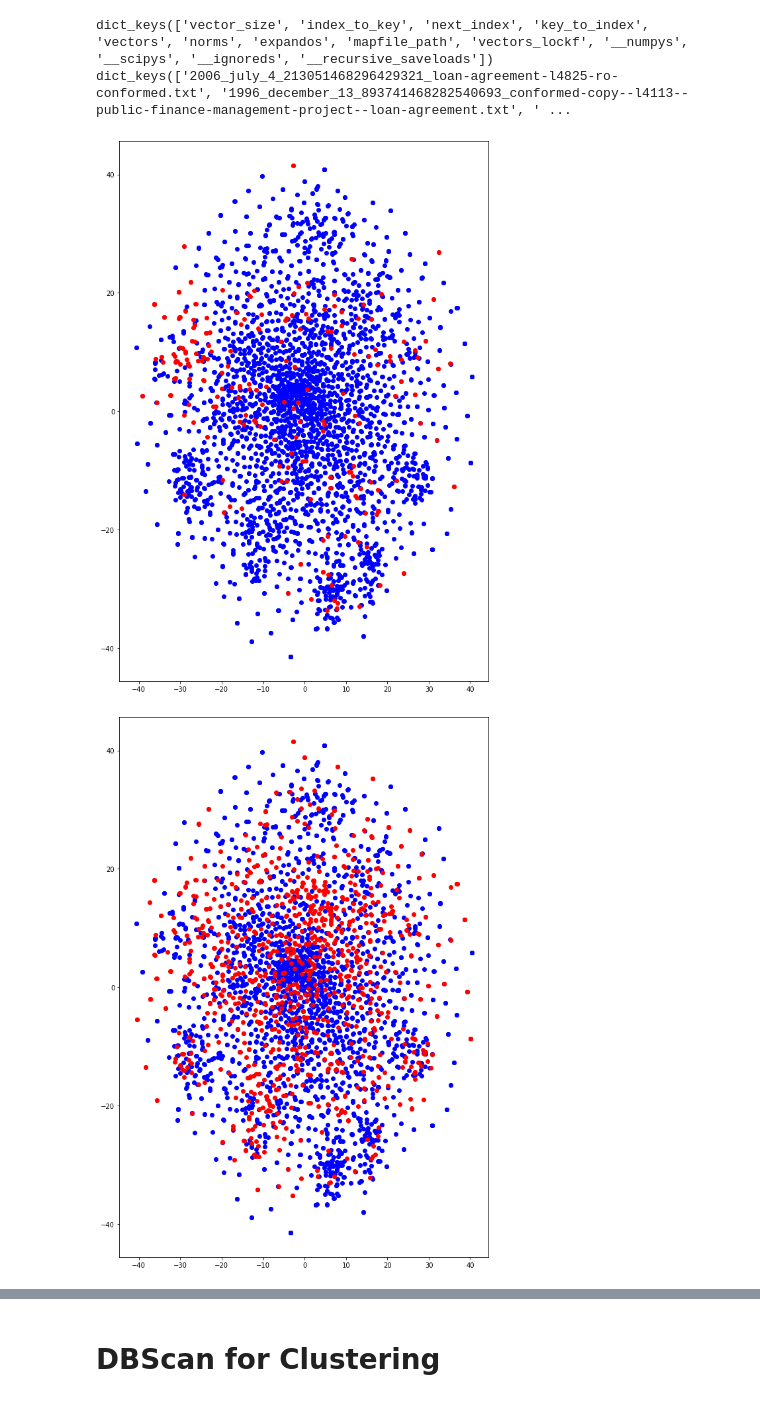
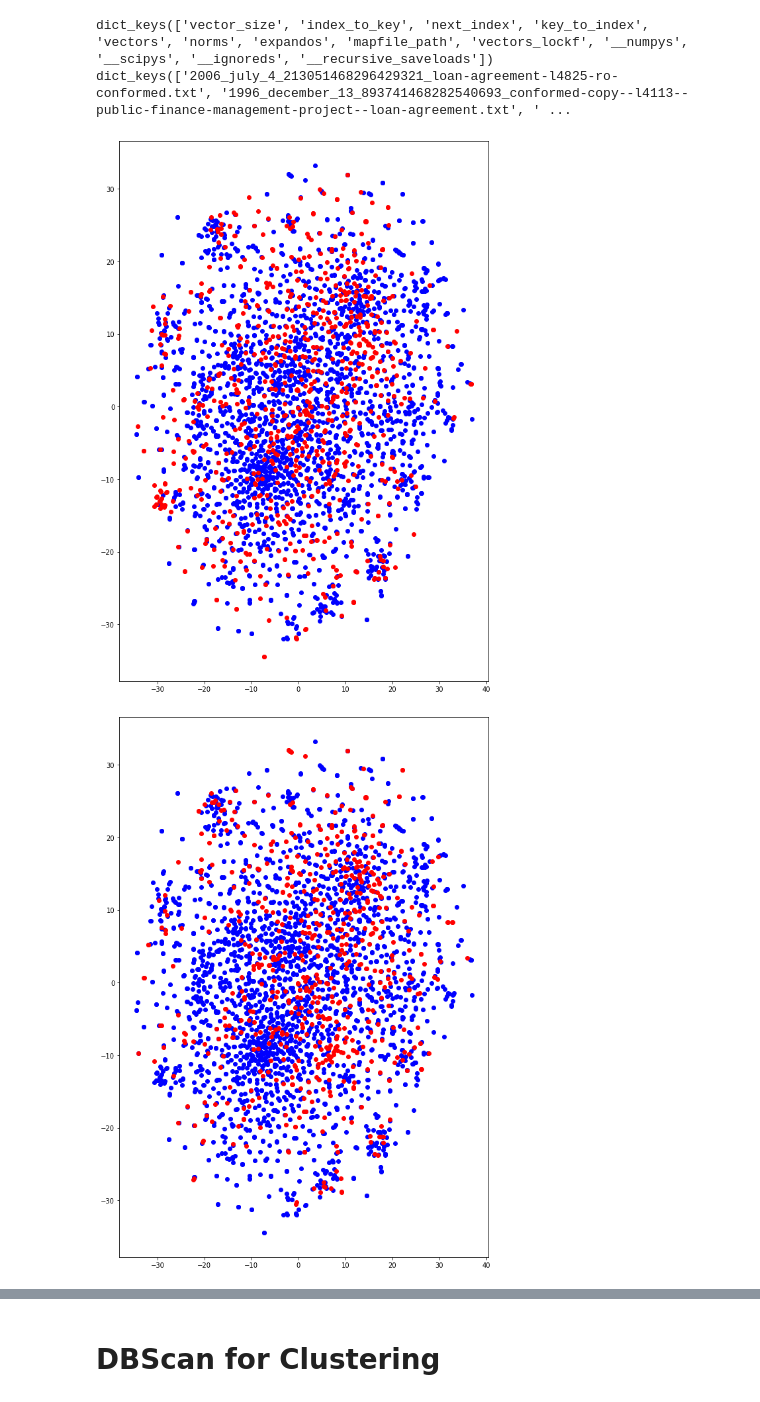
Before and after one commit to DoctorBomb/Qarik-Team-Bear, a Jupyter notebook: Cluster_Data/Doc2Vec.ipynb, the cells around one changed output, grey strips where cells are left out. Saved outputs shown, nothing was run; the diff lists cells and outputs as text; code cells hidden in the pictures.

Commit message:
updated Doc2Vec and LDA notebooks; updated d2v.model

```diff
--- a/Cluster_Data/Doc2Vec.ipynb
+++ b/Cluster_Data/Doc2Vec.ipynb
@@ -123,8 +158,8 @@ tagged_data = [TaggedDocument(words=word_tokenize(term_def.lower()), tags=[list_
 # %%
 ## Training
 max_epochs = 500
-vec_size = 100
+vec_size = 200
 alpha = 0.025
 
-model = Doc2Vec(vector_size=vec_size, alpha=alpha, min_alpha=0.00025, min_count=1, dm=1)
-model.build_vocab(tagged_data)
+d2v_model = Doc2Vec(vector_size=vec_size, alpha=alpha, min_alpha=0.00025, min_count=1, dm=1)
+d2v_model.build_vocab(tagged_data)
@@ -134,14 +173,14 @@ for epoch in range(max_epochs):
     if epoch % 100 == 0:
         print('iteration {0}'.format(epoch))
 
-    model.train(tagged_data,
-                total_examples=model.corpus_count,
-                epochs=model.epochs)
+    d2v_model.train(tagged_data,
+                total_examples=d2v_model.corpus_count,
+                epochs=d2v_model.epochs)
     ## Slow down training
-    model.alpha -= 0.0002
-    model.min_alpha = model.alpha
+    d2v_model.alpha -= 0.0002
+    d2v_model.min_alpha = d2v_model.alpha
 ## Clean and re-run
-model.save("d2v.model")
+d2v_model.save("d2v.model")
 # %% [output]
 iteration 0
 iteration 100
@@ -173,10 +275,10 @@ print(len(model.dv.vectors[1]))
 # %% [markdown]
 # t-SNE for some visualizations
 # %%
-print(model.dv.__dict__.keys())
-print(model.dv.key_to_index.keys())
-doc_tags = list(model.dv.key_to_index.keys())
-X = model[doc_tags]
+#print(d2v_model.dv.__dict__.keys())
+#print(d2v_model.dv.key_to_index.keys())
+doc_tags = list(d2v_model.dv.key_to_index.keys())
+X = d2v_model[doc_tags]
 # %% [output]
 dict_keys(['vector_size', 'index_to_key', 'next_index', 'key_to_index', 'vectors', 'norms', 'expandos', 'mapfile_path', 'vectors_lockf', '__numpys', '__scipys', '__ignoreds', '__recursive_saveloads'])
 dict_keys(['2006_july_4_213051468296429321_loan-agreement-l4825-ro-conformed.txt', '1996_december_13_893741468282540693_conformed-copy--l4113--public-finance-management-project--loan-agreement.txt', ' ...
@@ -200,7 +302,7 @@ def plotScatter(keyword):
         term_name = term_id #dG[dG['index'] == term_id]['name'].values[0]
         term_def = dG[dG.index == term_id]['proj_desc'].values[0].lower()
 
-        if keyword in term_name:
+        if keyword in term_def:
             pos_found_x.append(pos['x'])
             pos_found_y.append(pos['y'])
         elif keyword in term_def:
@@ -212,7 +314,7 @@ def plotScatter(keyword):
 
             for is_a_id in is_a_list:
                 if len(dG[dG.index == is_a_id]) > 0:
-                    if keyword in term_id:#dG[dG.index == is_a_id]['name'].values[0]:
+                    if keyword in term_def:#dG[dG.index == is_a_id]['name'].values[0]:
                         pos_found_x.append(pos['x'])
                         pos_found_y.append(pos['y'])
                         found = True
@@ -230,10 +332,10 @@ def plotScatter(keyword):
     ax.scatter(pos_rest_x, pos_rest_y, c='blue')
     ax.scatter(pos_found_x, pos_found_y, c='red')
 # %%
-plotScatter(keyword="agriculture")
+plotScatter(keyword="communication")
 # %% [output]
-[figure, old version]
+[figure, new version]
 # %%
-plotScatter(keyword="infrastructure")
+plotScatter(keyword="education")
 # %% [output]
-[figure, old version]
+[figure, new version]
```
Also changed, not shown: parts of 39 cells of this notebook, 2 other files.
